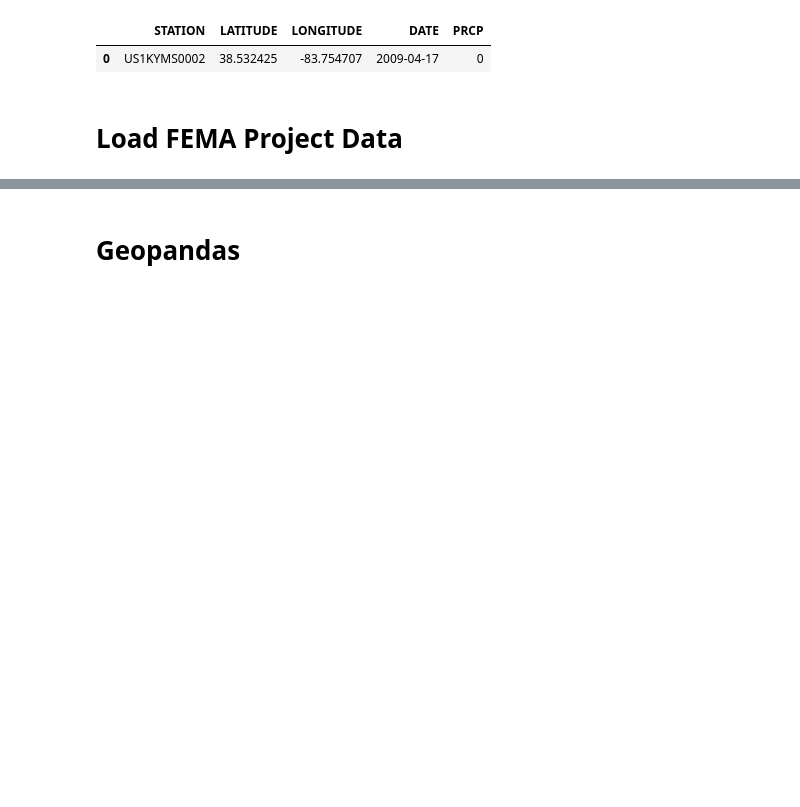
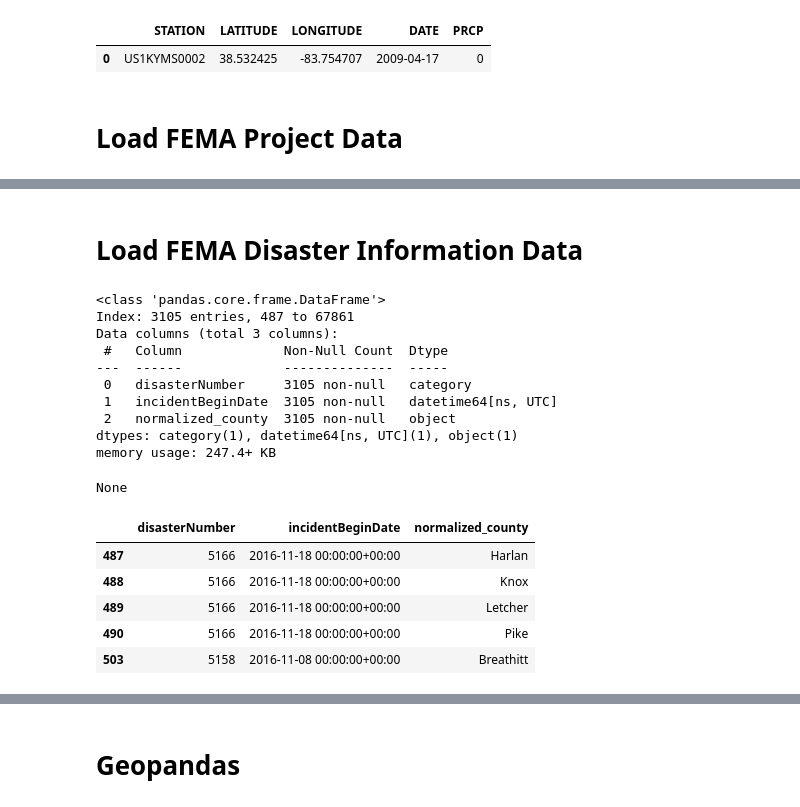
Before and after one commit to shawnericksen/Kentucky-Disaster-Road-Damages, a Jupyter notebook: main.ipynb, the cells around one changed output, grey strips where cells are left out. Saved outputs shown, nothing was run; the diff lists cells and outputs as text; code cells hidden in the pictures; blank space fills up the shorter version.

```diff
--- a/main.ipynb
+++ b/main.ipynb
@@ -128,0 +115,50 @@ None
+# %% [markdown]
+# Load FEMA Disaster Information Data
+# %%
+filepath3 = 'data/DisasterDeclarationsSummaries.csv'
+
+cols=[
+    'disasterNumber',
+    'state',
+    'designatedArea',
+    'incidentBeginDate'
+]
+
+
+dtypes={
+    'disasterNumber': 'category',
+    'state': 'category',
+    'designatedArea': 'category',
+    'incidentBeginDate': 'string'  # Changed from datetime64[ns] to string
+}
+
+df3 = pd.read_csv(filepath3, usecols=cols, dtype=dtypes)
+df3['incidentBeginDate'] = pd.to_datetime(df3['incidentBeginDate'])
+
+# Filter and clean df3
+filtered_ds = df3[df3.state == 'KY'].copy()
+filtered_ds['normalized_county'] = filtered_ds['designatedArea'].str.replace(r'\s*\(County\)', '', regex=True).str.strip().str.title()
+
+# Drop state and original designatedArea column
+filtered_ds = filtered_ds.drop(labels=['state', 'designatedArea'], axis=1)
+
+display(filtered_ds.info())
+display(filtered_ds.head(5))
+# %% [output]
+<class 'pandas.core.frame.DataFrame'>
+Index: 3105 entries, 487 to 67861
+Data columns (total 3 columns):
+ #   Column             Non-Null Count  Dtype
+---  ------             --------------  -----
+ 0   disasterNumber     3105 non-null   category
+ 1   incidentBeginDate  3105 non-null   datetime64[ns, UTC]
+ 2   normalized_county  3105 non-null   object
+dtypes: category(1), datetime64[ns, UTC](1), object(1)
+memory usage: 247.4+ KB
+None
+|  | disasterNumber | incidentBeginDate | normalized_county |
+| 487 | 5166 | 2016-11-18 00:00:00+00:00 | Harlan |
+| 488 | 5166 | 2016-11-18 00:00:00+00:00 | Knox |
+| 489 | 5166 | 2016-11-18 00:00:00+00:00 | Letcher |
+| 490 | 5166 | 2016-11-18 00:00:00+00:00 | Pike |
+| 503 | 5158 | 2016-11-08 00:00:00+00:00 | Breathitt |
```
Also changed, not shown: parts of 6 cells of this notebook.
